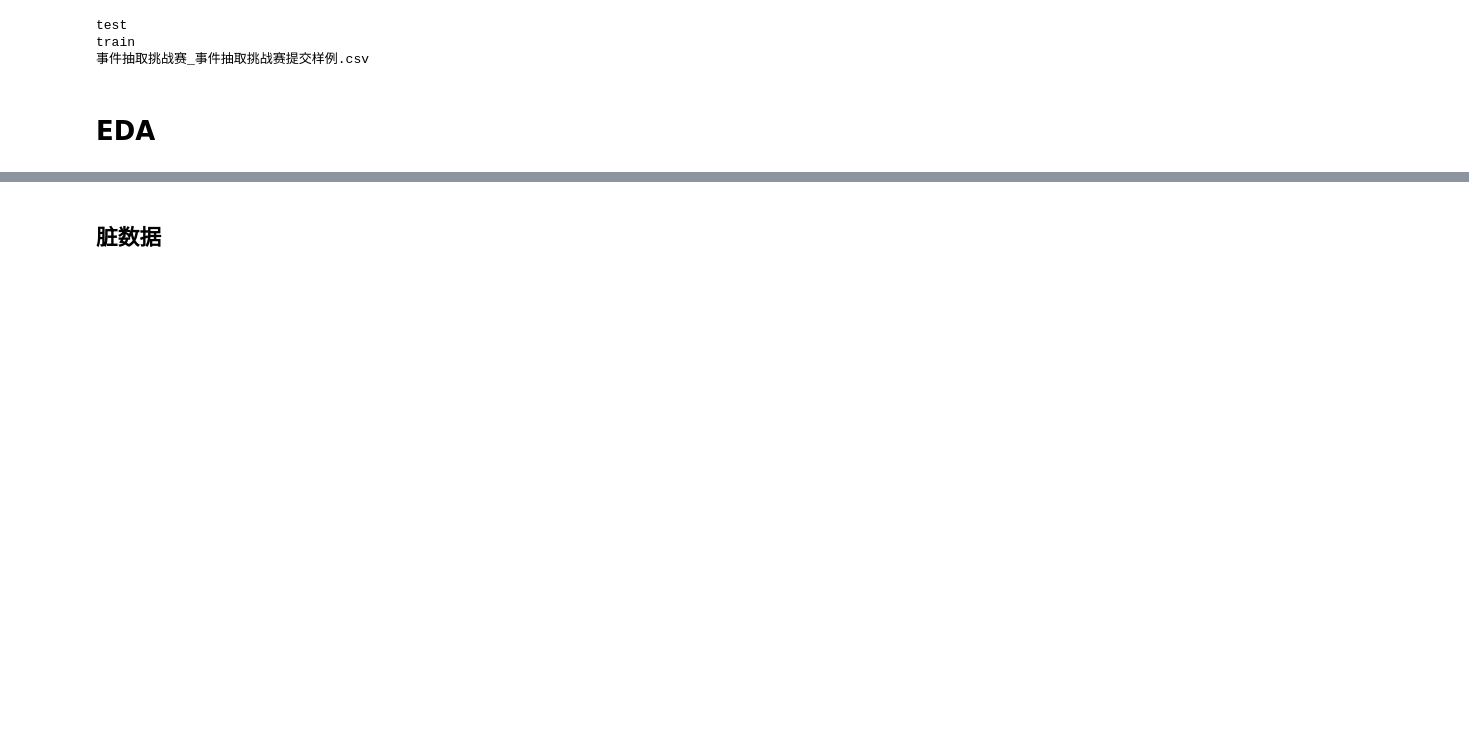
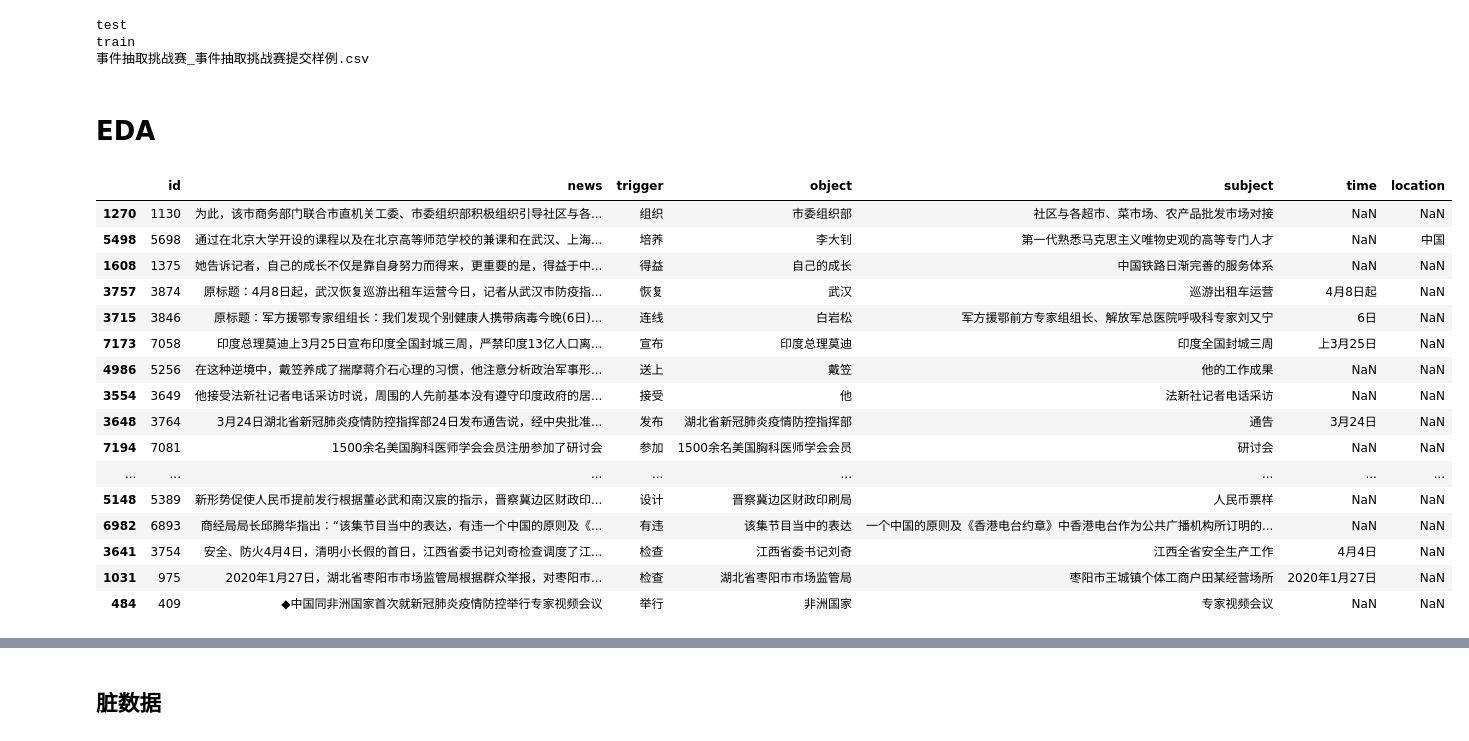
Before and after one commit to mayi140611/myappsexlib, a Jupyter notebook: a_0622_0821_kdxf-event_extraction/0EDA.ipynb, the cells around one changed output, grey strips where cells are left out. Saved outputs shown, nothing was run; the diff lists cells and outputs as text; code cells hidden in the pictures; blank space fills up the shorter version.

```diff
--- a/a_0622_0821_kdxf-event_extraction/0EDA.ipynb
+++ b/a_0622_0821_kdxf-event_extraction/0EDA.ipynb
@@ -111,0 +110,20 @@ tmp = train_raw.time[train_raw.time.notnull()]
+# %%
+train_raw.sample(20)
+# %% [output]
+|  | id | news | trigger | object | subject | time | location |
+| 1270 | 1130 | 为此，该市商务部门联合市直机关工委、市委组织部积极组织引导社区与各... | 组织 | 市委组织部 | 社区与各超市、菜市场、农产品批发市场对接 | NaN | NaN |
+| 5498 | 5698 | 通过在北京大学开设的课程以及在北京高等师范学校的兼课和在武汉、上海... | 培养 | 李大钊 | 第一代熟悉马克思主义唯物史观的高等专门人才 | NaN | 中国 |
+| 1608 | 1375 | 她告诉记者，自己的成长不仅是靠自身努力而得来，更重要的是，得益于中... | 得益 | 自己的成长 | 中国铁路日渐完善的服务体系 | NaN | NaN |
+| 3757 | 3874 | 原标题：4月8日起，武汉恢复巡游出租车运营今日，记者从武汉市防疫指... | 恢复 | 武汉 | 巡游出租车运营 | 4月8日起 | NaN |
+| 3715 | 3846 | 原标题：军方援鄂专家组组长：我们发现个别健康人携带病毒今晚(6日)... | 连线 | 白岩松 | 军方援鄂前方专家组组长、解放军总医院呼吸科专家刘又宁 | 6日 | NaN |
+| 7173 | 7058 | 印度总理莫迪上3月25日宣布印度全国封城三周，严禁印度13亿人口离... | 宣布 | 印度总理莫迪 | 印度全国封城三周 | 上3月25日 | NaN |
+| 4986 | 5256 | 在这种逆境中，戴笠养成了揣摩蒋介石心理的习惯，他注意分析政治军事形... | 送上 | 戴笠 | 他的工作成果 | NaN | NaN |
+| 3554 | 3649 | 他接受法新社记者电话采访时说，周围的人先前基本没有遵守印度政府的居... | 接受 | 他 | 法新社记者电话采访 | NaN | NaN |
+| 3648 | 3764 | 3月24日湖北省新冠肺炎疫情防控指挥部24日发布通告说，经中央批准... | 发布 | 湖北省新冠肺炎疫情防控指挥部 | 通告 | 3月24日 | NaN |
+| 7194 | 7081 | 1500余名美国胸科医师学会会员注册参加了研讨会 | 参加 | 1500余名美国胸科医师学会会员 | 研讨会 | NaN | NaN |
+| ... | ... | ... | ... | ... | ... | ... | ... |
+| 5148 | 5389 | 新形势促使人民币提前发行根据董必武和南汉宸的指示，晋察冀边区财政印... | 设计 | 晋察冀边区财政印刷局 | 人民币票样 | NaN | NaN |
+| 6982 | 6893 | 商经局局长邱腾华指出：“该集节目当中的表达，有违一个中国的原则及《... | 有违 | 该集节目当中的表达 | 一个中国的原则及《香港电台约章》中香港电台作为公共广播机构所订明的... | NaN | NaN |
+| 3641 | 3754 | 安全、防火4月4日，清明小长假的首日，江西省委书记刘奇检查调度了江... | 检查 | 江西省委书记刘奇 | 江西全省安全生产工作 | 4月4日 | NaN |
+| 1031 | 975 | 2020年1月27日，湖北省枣阳市市场监管局根据群众举报，对枣阳市... | 检查 | 湖北省枣阳市市场监管局 | 枣阳市王城镇个体工商户田某经营场所 | 2020年1月27日 | NaN |
+| 484 | 409 | ◆中国同非洲国家首次就新冠肺炎疫情防控举行专家视频会议 | 举行 | 非洲国家 | 专家视频会议 | NaN | NaN |
```
Also changed, not shown: parts of 64 cells of this notebook, 4 other files.
